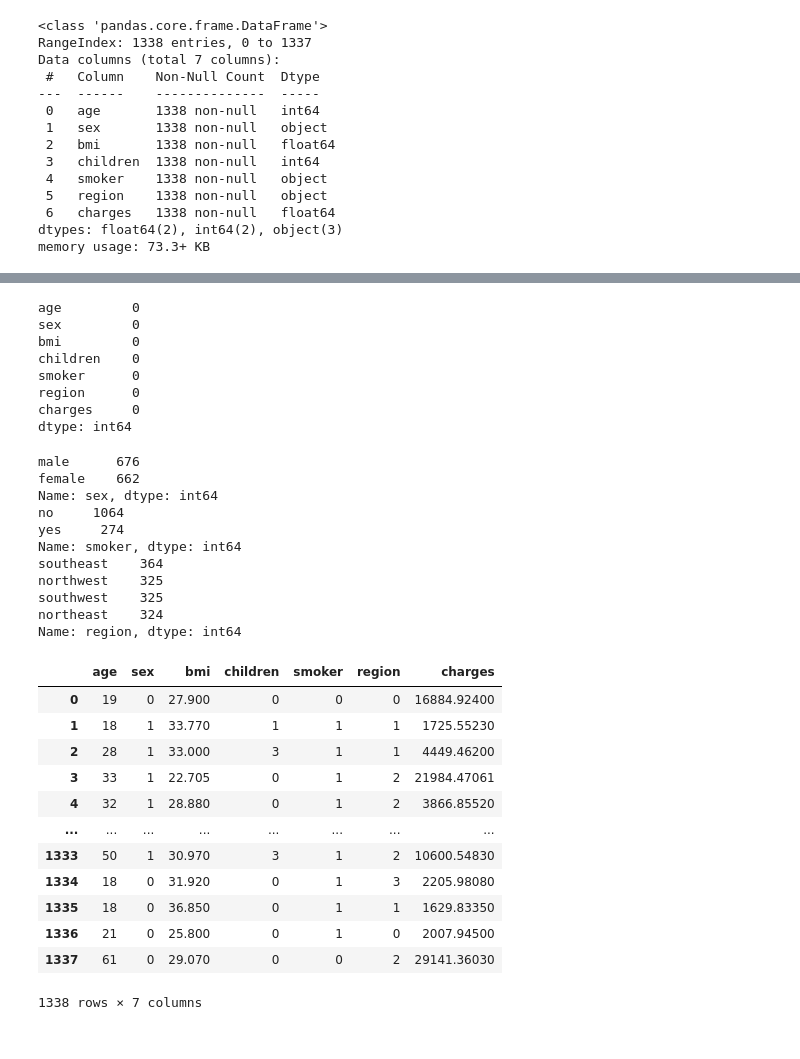
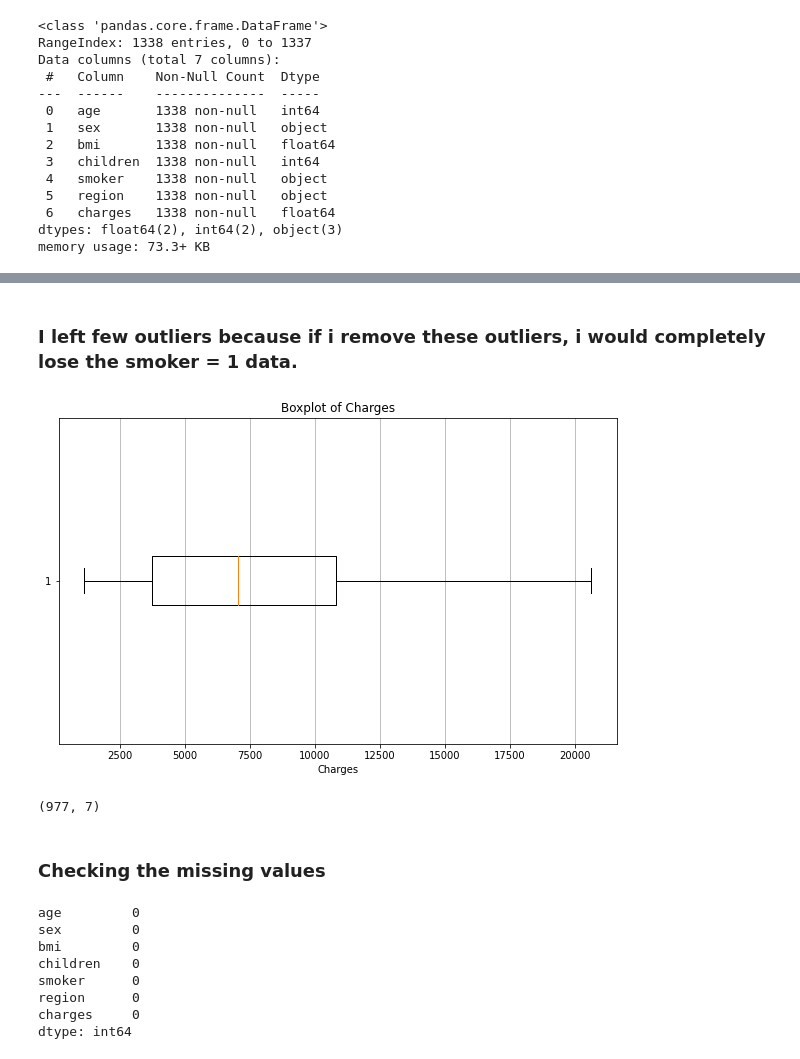
Before and after one commit to KaanAyduvan/Veri-madenciligi, a Jupyter notebook: Doğrusal Regresyon Çalışması/Regresyon.ipynb, the cells around one changed output, grey strips where cells are left out. Saved outputs shown, nothing was run; the diff lists cells and outputs as text; code cells hidden in the pictures.

```diff
--- a/Doğrusal Regresyon Çalışması/Regresyon.ipynb
+++ b/Doğrusal Regresyon Çalışması/Regresyon.ipynb
@@ -45,3 +105,32 @@ memory usage: 73.3+ KB
+# %% [markdown]
+### I left few outliers because if i remove these outliers, i would completely lose the smoker = 1 data.
+# %%
+for column in data.columns:
+    Q1 = data[column].quantile(0.25)
+    Q3 = data[column].quantile(0.75)
+    IQR = Q3 - Q1
+
+    lower_bound = Q1 - 1.25 * IQR
+    upper_bound = Q3 + 1.25 * IQR
+
+    data = data[(data[column] >= lower_bound) & (data[column] <= upper_bound)]
+
+data.reset_index(drop=True, inplace=True)
+# %%
+plt.figure(figsize=(10, 6))
+plt.boxplot(data['charges'], vert=False)
+plt.title('Boxplot of Charges')
+plt.xlabel('Charges')
+plt.grid(axis='x')
+plt.show()
+# %% [output]
+[figure, added]
+# %%
+data.shape
+# %% [output]
+(977, 7)
+# %% [markdown]
+### Checking the missing values
 # %%
 data.isnull().sum()
 # %% [output]
@@ -53,39 +142,4 @@ smoker      0
 region      0
 charges     0
 dtype: int64
-# %%
-obje_sutun = data.select_dtypes(include="object").columns
-for sutun in data[obje_sutun]:
-    print(data[sutun].value_counts())
-# %% [output]
-male      676
-female    662
-Name: sex, dtype: int64
-no     1064
-yes     274
-Name: smoker, dtype: int64
-southeast    364
-northwest    325
-southwest    325
-northeast    324
-Name: region, dtype: int64
-# %%
-for sutun in data[obje_sutun]:
-    for index,value in enumerate(data[sutun].unique()):
-        data[sutun] = data[sutun].replace(value,index)
-data
-# %% [output]
-|  | age | sex | bmi | children | smoker | region | charges |
-| 0 | 19 | 0 | 27.900 | 0 | 0 | 0 | 16884.92400 |
-| 1 | 18 | 1 | 33.770 | 1 | 1 | 1 | 1725.55230 |
-| 2 | 28 | 1 | 33.000 | 3 | 1 | 1 | 4449.46200 |
-| 3 | 33 | 1 | 22.705 | 0 | 1 | 2 | 21984.47061 |
-| 4 | 32 | 1 | 28.880 | 0 | 1 | 2 | 3866.85520 |
-| ... | ... | ... | ... | ... | ... | ... | ... |
-| 1333 | 50 | 1 | 30.970 | 3 | 1 | 2 | 10600.54830 |
-| 1334 | 18 | 0 | 31.920 | 0 | 1 | 3 | 2205.98080 |
-| 1335 | 18 | 0 | 36.850 | 0 | 1 | 1 | 1629.83350 |
-| 1336 | 21 | 0 | 25.800 | 0 | 1 | 0 | 2007.94500 |
-| 1337 | 61 | 0 | 29.070 | 0 | 0 | 2 | 29141.36030 |
-1338 rows × 7 columns
 # %%
```
Also changed, not shown: parts of 34 cells of this notebook, 1 other file.
